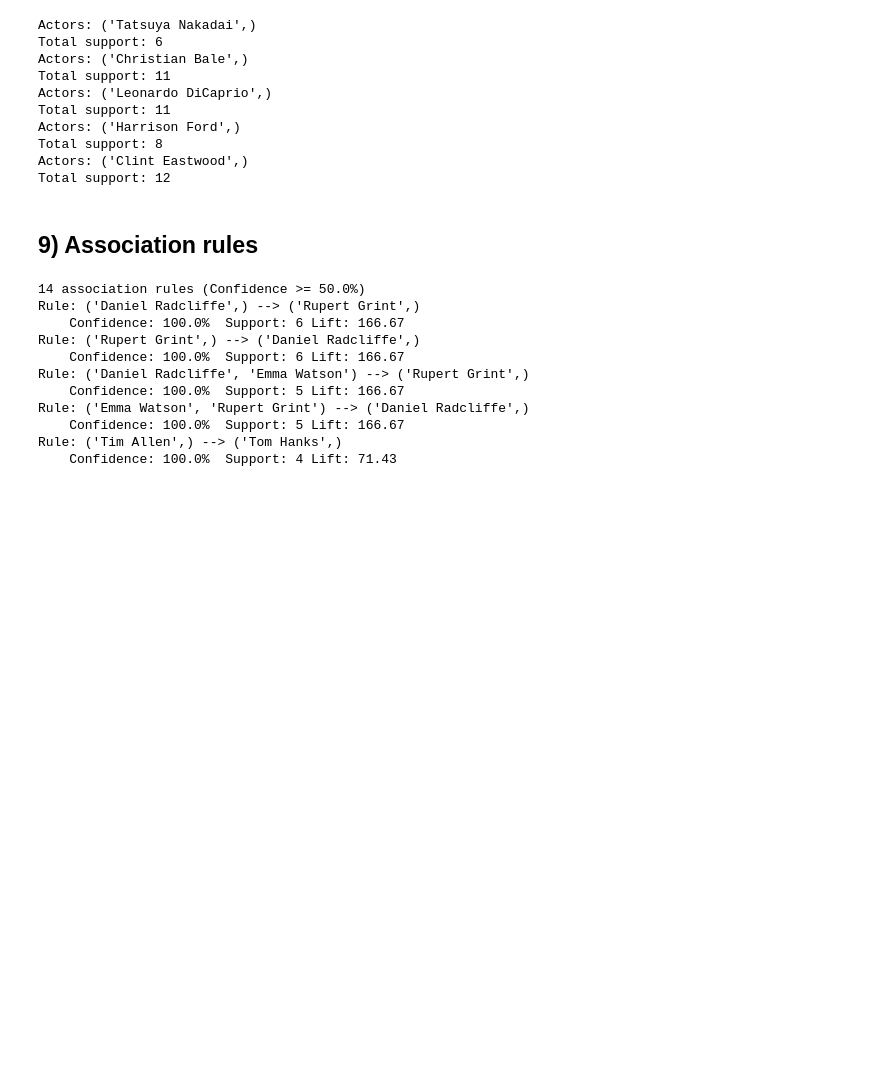
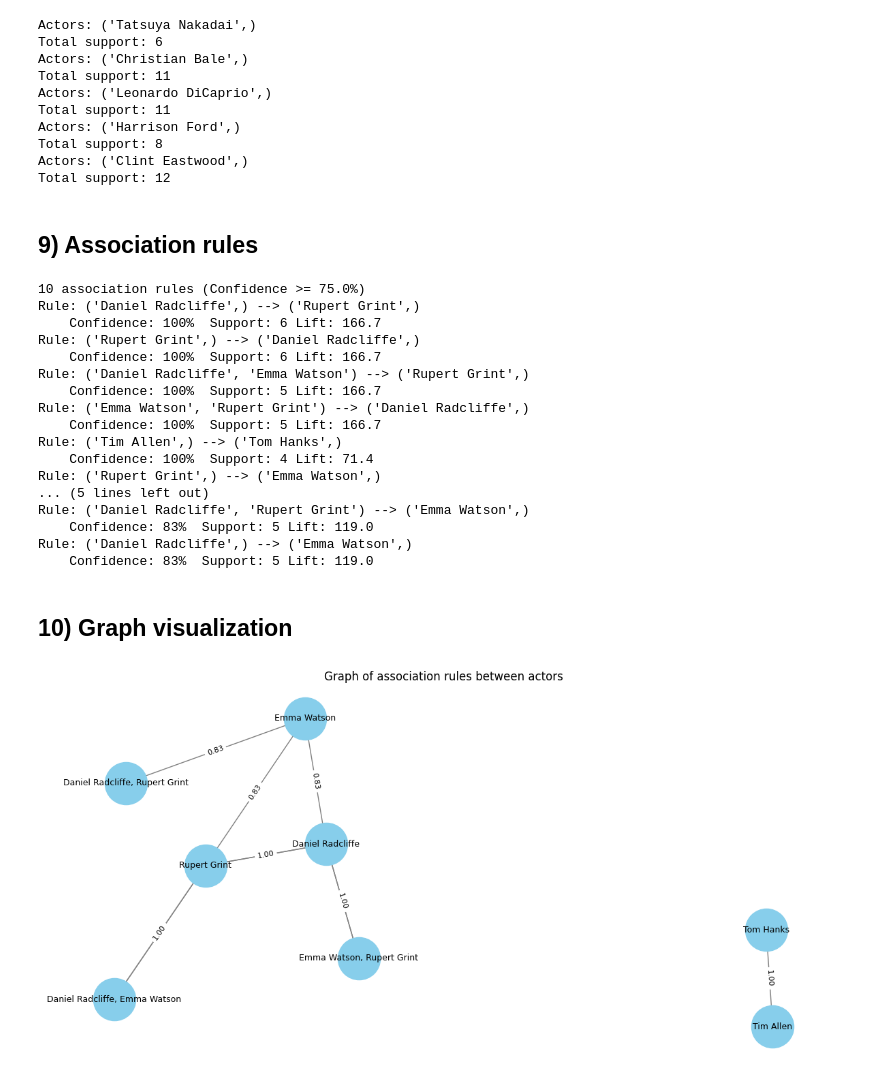
Before and after one commit to ap-codingg/ProjAMD, a Jupyter notebook: AMD_Proj_Polato.ipynb, the cells around one changed output. Drawn from its saved outputs; the diff is of its cells as text; code cells hidden in the pictures; blank space fills up the shorter version.

Commit message:
Graph visualization

```diff
--- a/AMD_Proj_Polato.ipynb
+++ b/AMD_Proj_Polato.ipynb
@@ -248,7 +250,7 @@ Total support: 12
 ## 9) Association rules
 # %%
 #association rules A --> B
-min_confidence = 0.50
+min_confidence = 0.75
 
 #dictionary to load frequent itemsets
 freq_dict = frequent_itemsets_rdd.collectAsMap()
@@ -282,21 +284,56 @@ for itemset, supp_AB in freq_dict.items():
 
 print(f"{len(rules)} association rules (Confidence >= {min_confidence*100}%)")
 sorted_rules = sorted(rules, key=lambda x: x["confidence"], reverse=True)
-for r in sorted_rules[:5]:
+for r in sorted_rules[:10]:
     print(f"Rule: {r['antecedent']} --> {r['consequent']}")
-    print(f"    Confidence: {r['confidence']*100:.1f}% "
+    print(f"    Confidence: {r['confidence']*100:.0f}% "
           f" Support: {r['support_AB']}"
-          f" Lift: {r['lift']:.2f}"
+          f" Lift: {r['lift']:.1f}"
         )
 # %% [output]
-14 association rules (Confidence >= 50.0%)
+10 association rules (Confidence >= 75.0%)
 Rule: ('Daniel Radcliffe',) --> ('Rupert Grint',)
-    Confidence: 100.0%  Support: 6 Lift: 166.67
+    Confidence: 100%  Support: 6 Lift: 166.7
 Rule: ('Rupert Grint',) --> ('Daniel Radcliffe',)
-    Confidence: 100.0%  Support: 6 Lift: 166.67
+    Confidence: 100%  Support: 6 Lift: 166.7
 Rule: ('Daniel Radcliffe', 'Emma Watson') --> ('Rupert Grint',)
-    Confidence: 100.0%  Support: 5 Lift: 166.67
+    Confidence: 100%  Support: 5 Lift: 166.7
 Rule: ('Emma Watson', 'Rupert Grint') --> ('Daniel Radcliffe',)
-    Confidence: 100.0%  Support: 5 Lift: 166.67
+    Confidence: 100%  Support: 5 Lift: 166.7
 Rule: ('Tim Allen',) --> ('Tom Hanks',)
-    Confidence: 100.0%  Support: 4 Lift: 71.43
+    Confidence: 100%  Support: 4 Lift: 71.4
+Rule: ('Rupert Grint',) --> ('Emma Watson',)
+... (5 lines left out)
+Rule: ('Daniel Radcliffe', 'Rupert Grint') --> ('Emma Watson',)
+    Confidence: 83%  Support: 5 Lift: 119.0
+Rule: ('Daniel Radcliffe',) --> ('Emma Watson',)
+    Confidence: 83%  Support: 5 Lift: 119.0
+# %% [markdown]
+## 10) Graph visualization
+# %%
+G = nx.DiGraph()
+
+for r in sorted_rules[:10]:
+    node_A = ", ".join(r['antecedent'])
+    node_B = ", ".join(r['consequent'])
+    G.add_edge(node_A, node_B, weight=r['confidence'])
+
+plt.figure(figsize=(12, 6))
+pos = nx.spring_layout(G, k=0.5, seed = 1)
+nx.draw_networkx_nodes(G, pos, node_size=2000, node_color='skyblue')
+nx.draw_networkx_edges(G, pos, arrowstyle='->', arrowsize=15, edge_color='gray')
+nx.draw_networkx_labels(G, pos, font_size=9, font_family='sans-serif')
+edge_labels = {
+    (u, v): f"{d['weight']:.2f}"
+    for u, v, d in G.edges(data=True)
+}
+nx.draw_networkx_edge_labels(
+    G, pos, edge_labels=edge_labels, font_size=8, label_pos=0.5
+)
+
+plt.title("Graph of association rules between actors")
+plt.axis('off')
+plt.tight_layout()
+plt.show()
+# %% [output]
+[figure, added]
```
Also changed, not shown: parts of 1 cell of this notebook.
